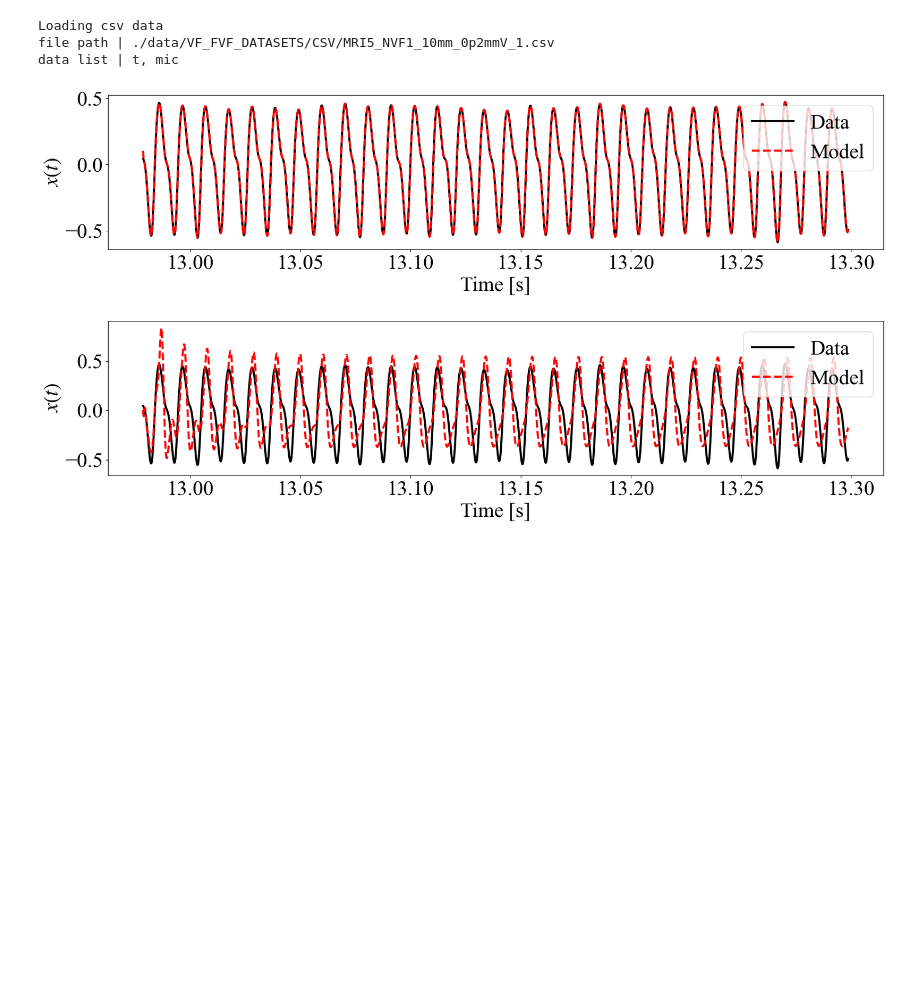
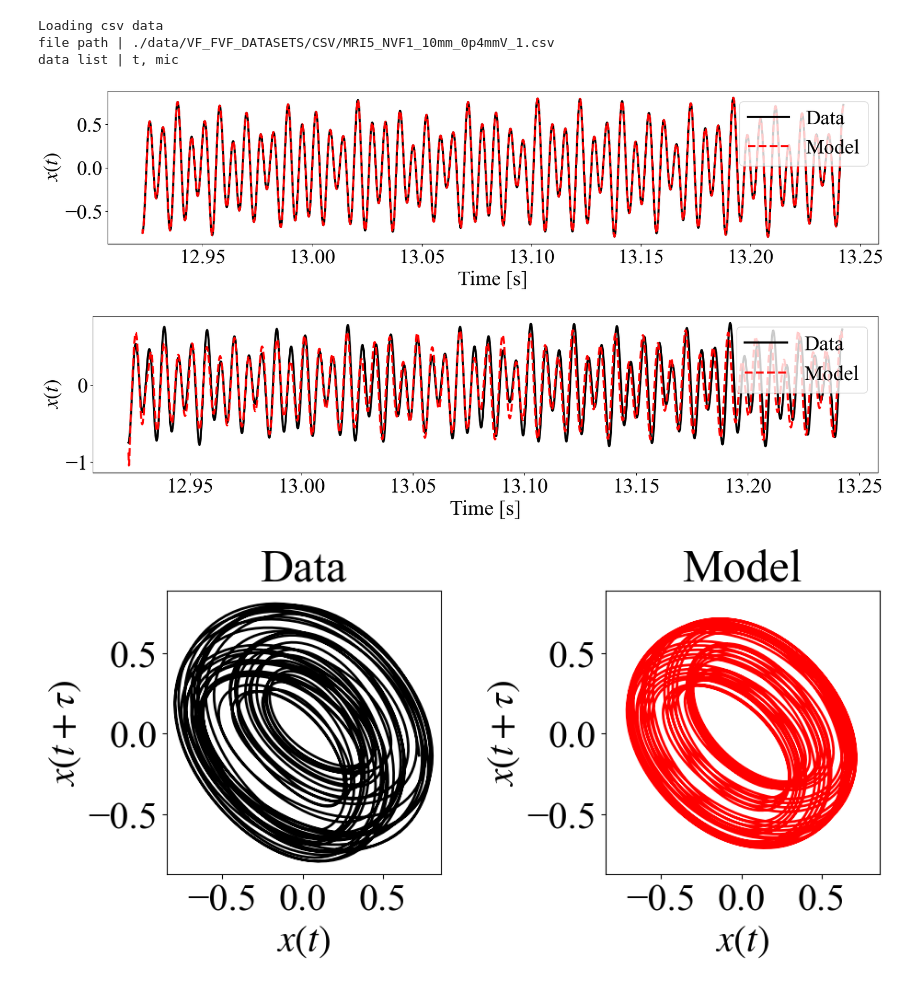
Before and after one commit to TakumiInoue0628/TSA-ESN, a Jupyter notebook: src/MRI5_NVF1_10mm.ipynb, the cells around one changed output. Saved outputs shown, nothing was run; the diff lists cells and outputs as text; code cells hidden in the pictures; blank space fills up the shorter version.

```diff
--- a/src/MRI5_NVF1_10mm.ipynb
+++ b/src/MRI5_NVF1_10mm.ipynb
@@ -43,3 +45,33 @@ TRAIN_TEST_DATA_PARAMS = {
+# %%
+FILE_DIR = './data/VF_FVF_DATASETS/CSV/'
+DATA_NAME = 'MRI5_NVF1_10mm_0p4mmV_1'
+ADDITIONAL_PATH = ''
+SAMPLE_SPAN = [150000, 180000]
+FILTER_METHOD = 'bandpass_filtering'
+BANDPASS_PARAMS = {
+                'passband_edge_freq':[90, 200],
+                'stopband_edge_freq':[20, 450],
+                'passband_edge_max_loss':1,
+                'stopband_edge_min_loss':10
+                }
+ESN_PARAMS = {
+            'units':500,
+            'SR':1,
+            'input_shape':10,
+            'output_shape':10,
+            'W_in_scale':0.1,
+            'W_res_density':0.1,
+            'leak_rate':1.0,
+            'alpha':0.0005,
+            'seed':0
+            }
+TRAIN_TEST_DATA_PARAMS = {
+                        'n_shift':10,
+                        'n_dimension':10,
+                        'n_train':5000,
+                        'n_predstep':1
+                        }
+MODEL_DIR = './results/esn_model/'
 # %%
 [t_data, mic_data] = LoadCSV(
                             file_path=FILE_DIR+DATA_NAME+ADDITIONAL_PATH+'.csv',
@@ -48,7 +80,7 @@ TRAIN_TEST_DATA_PARAMS = {
                             )
 # %% [output]
 Loading csv data
-file path | ./data/VF_FVF_DATASETS/CSV/MRI5_NVF1_10mm_0p2mmV_1.csv
+file path | ./data/VF_FVF_DATASETS/CSV/MRI5_NVF1_10mm_0p4mmV_1.csv
 data list | t, mic
 # %%
 preprocess = PreProcessing(data=mic_data, t_data=t_data)
@@ -64,12 +96,26 @@ test_t = preprocess.t_data[TRAIN_TEST_DATA_PARAMS['n_train']+TRAIN_TEST_DATA_PAR
 # %%
 esn = EchoStateNetwork(
                     units=ESN_PARAMS['units'],
                     SR=ESN_PARAMS['SR'],
                     input_shape=ESN_PARAMS['input_shape'],
                     output_shape=ESN_PARAMS['output_shape'],
                     W_in_scale=ESN_PARAMS['W_in_scale'],
                     W_res_density=ESN_PARAMS['W_res_density'],
                     leak_rate=ESN_PARAMS['leak_rate'],
                     alpha=ESN_PARAMS['alpha'],
                     seed=ESN_PARAMS['seed']
                     )
+
+esn.fit(in_layer_data=train_X, out_layer_data=train_Y)
+
+pred_test_Y = esn.predict(test_X)
+fig.plt_timeseries_of_data_and_model(test_Y[:, 0, 0], pred_test_Y[:, 0], test_t, 4000)
+
+n_freerun = 5000
+freerun_test_Y = esn.freerun(in_layer_data0=test_X[0], pred_range=n_freerun, return_reservoir=False)
+fig.plt_timeseries_of_data_and_model(test_Y[:, 0, 0], freerun_test_Y[:, 0], test_t, 4000)
+fig.plt_attractor_of_data_and_model(test_Y[1000:, 0, 0], freerun_test_Y[1000:, 0], 3000, 25)
+# %% [output]
+[figure, added]
+[figure, added]
+[figure, added]
@@ -79,12 +121,0 @@ pred_test_Y = esn.predict(test_X)
-# %%
-n_plot = 4000
-fig = plt.figure(figsize=(20, 4))
-ax = fig.add_subplot(111)
-ax.plot(test_t[:n_plot], test_Y[:n_plot, 0, 0], c='k', label='Data', lw = 3)
-ax.plot(test_t[:n_plot], pred_test_Y[:n_plot, 0], '--', c='r', label='Model', lw = 3)
-ax.legend(loc='upper right')
-ax.set_xlabel('Time [s]')
-ax.set_ylabel(r'$x(t)$')
-plt.show()
-# %% [output]
-[figure, removed]
@@ -94,12 +121,0 @@ freerun_test_Y = esn.freerun(in_layer_data0=test_X[0], pred_range=n_freerun, ret
-# %%
-n_plot = 4000
-fig = plt.figure(figsize=(20, 4))
-ax = fig.add_subplot(111)
-ax.plot(test_t[:n_plot], test_Y[:n_plot, 0, 0], c='k', label='Data', lw = 3)
-ax.plot(test_t[:n_plot], freerun_test_Y[:n_plot, 0], '--', c='r', label='Model', lw = 3)
-ax.legend(loc='upper right')
-ax.set_xlabel('Time [s]')
-ax.set_ylabel(r'$x(t)$')
-plt.show()
-# %% [output]
-[figure, removed]
```
Also changed, not shown: parts of 13 cells of this notebook, 5 other files.
